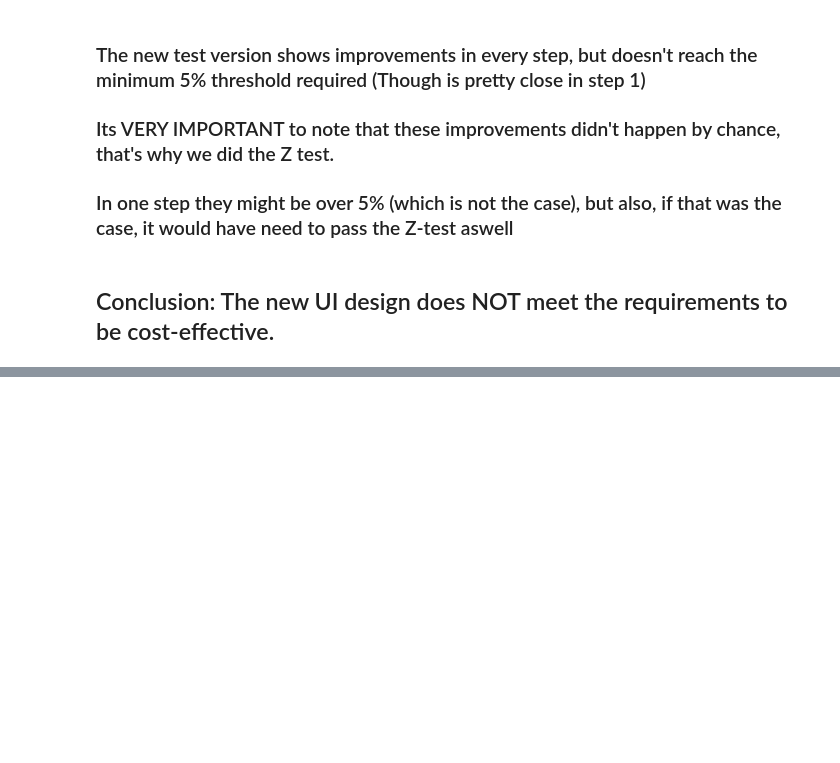
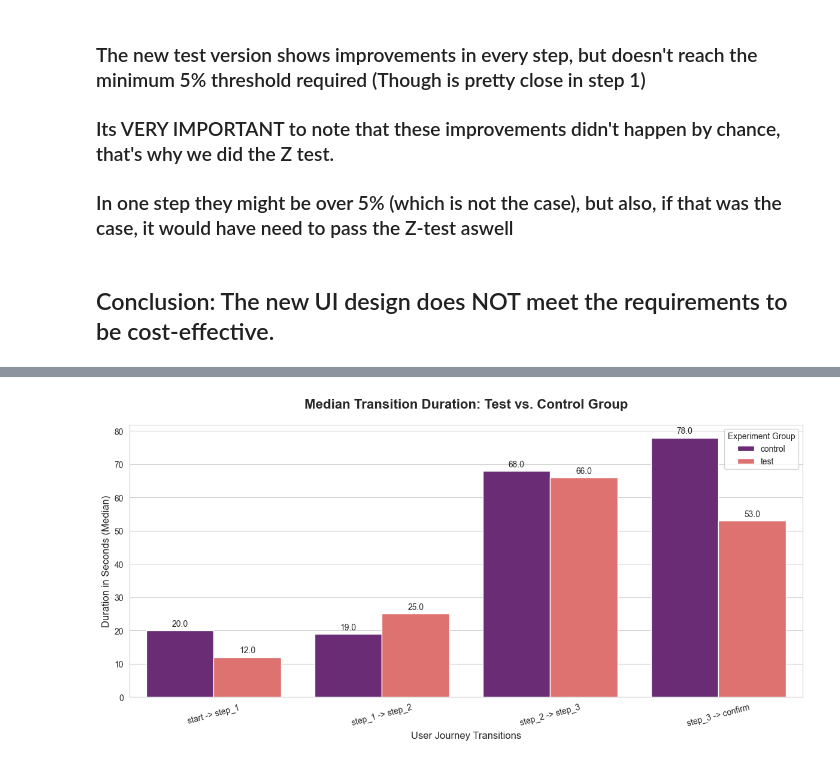
Before and after one commit to BMAS30/2nd-project, a Jupyter notebook: notebooks/alex.ipynb, the cells around one changed output, grey strips where cells are left out. Drawn from its saved outputs; the diff is of its cells as text; code cells hidden in the pictures; blank space fills up the shorter version.

Commit message:
Time differences, graph and conclusions

```diff
--- a/notebooks/alex.ipynb
+++ b/notebooks/alex.ipynb
@@ -473,0 +519,2 @@ plt.show()
+# %%
+df_Hipotesis['time_diff_seconds'] = df_Hipotesis['time_diff'].dt.total_seconds()
@@ -473,0 +538,18 @@ plt.show()
+# %%
+# 1) Create the column next step
+df_Hipotesis["next_step"] = df_Hipotesis.groupby(["client_id", "visit_id"])["process_step"].shift(-1)
+
+# 2) Calculate the duration until the next step
+df_Hipotesis["interval_duration"] = df_Hipotesis.groupby(["client_id", "visit_id"])["date_time"].diff(-1).dt.total_seconds().abs()
+
+# 3) Define the name of the interval
+df_Hipotesis["transition"] = df_Hipotesis["process_step"] + " -> " + df_Hipotesis["next_step"]
+
+# 4) Filter out only the logical steps, this is VERY important in order to discard something strange
+steps_good = ["start -> step_1", "step_1 -> step_2", "step_2 -> step_3", "step_3 -> confirm"]
+df_transicions = df_Hipotesis[df_Hipotesis["transition"].isin(steps_good)]
+
+# 5) Finally Group by mean and median
+final_result = df_transicions.groupby(["Variation", "transition"])["interval_duration"].agg(["mean", "median"]).unstack(level=0)
+
+display(final_result)
@@ -473,0 +576,33 @@ plt.show()
+# %%
+import seaborn as sns
+
+plot_data = final_result["median"].reset_index().melt(id_vars="transition", var_name="Variation", value_name="median_seconds")
+
+
+plt.figure(figsize=(12, 6))
+sns.set_style("whitegrid")
+
+
+ax = sns.barplot(
+    data=plot_data,
+    x="transition",
+    y="median_seconds",
+    hue="Variation",
+    palette="magma"
+)
+
+
+plt.title("Median Transition Duration: Test vs. Control Group", fontsize=16, fontweight="bold", pad=20)
+plt.xlabel("User Journey Transitions", fontsize=12)
+plt.ylabel("Duration in Seconds (Median)", fontsize=12)
+plt.xticks(rotation=15)
+plt.legend(title="Experiment Group")
+
+
+for container in ax.containers:
+    ax.bar_label(container, fmt="%.1f", padding=3)
+
+plt.tight_layout()
+plt.show()
+# %% [output]
+[figure, added]
```
Also changed, not shown: parts of 17 cells of this notebook, 1 other file.
